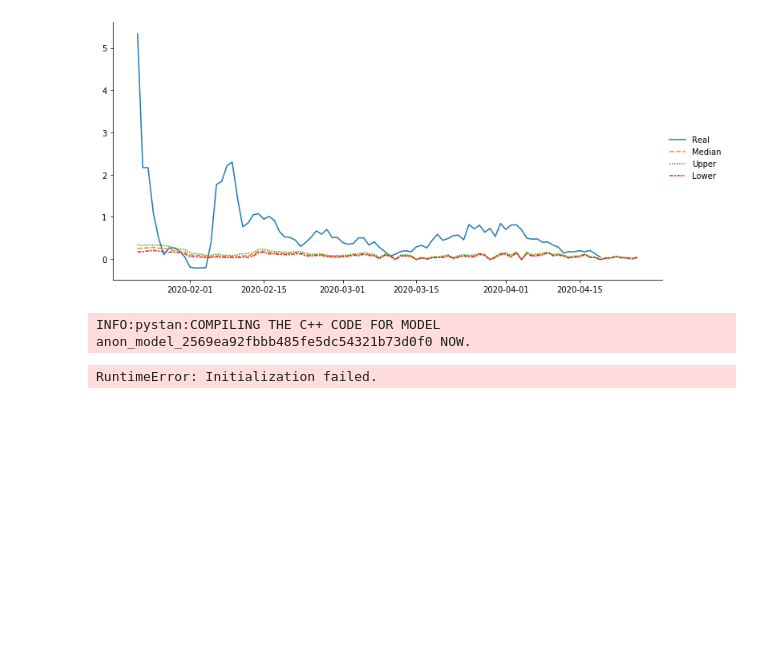
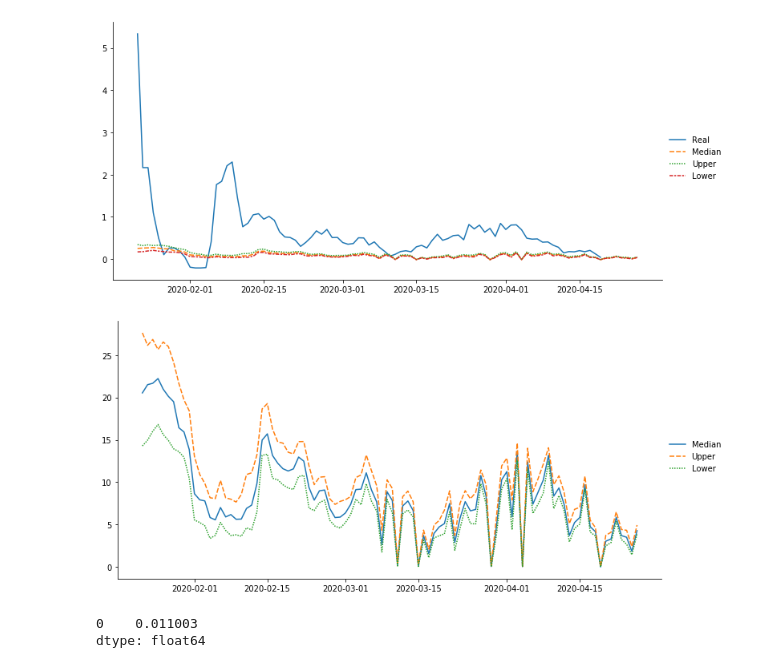
Before and after one commit to yoriyuki/BayesianCOVID19, a Jupyter notebook: notebook/BayesianCOVID19.ipynb, the cells around one changed output. Saved outputs shown, nothing was run; the diff lists cells and outputs as text; code cells hidden in the pictures; blank space fills up the shorter version.

```diff
--- a/notebook/BayesianCOVID19.ipynb
+++ b/notebook/BayesianCOVID19.ipynb
@@ -430,15 +430,13 @@ draw(beta, real=r.shift(-5))
 df = pd.DataFrame()
 df['data']=infected
 df['shifted']=infected.shift(-5)
-# %%
-sm_seird = pystan.StanModel(file="SEIRD.stan")
-# %% [output]
-INFO:pystan:COMPILING THE C++ CODE FOR MODEL anon_model_2569ea92fbbb485fe5dc54321b73d0f0 NOW.
-# %%
-# Train the model and generate samples
-inits = 'random'
-iteration=10
-fit_seird = sm_seird.sampling(data=data, iter=iteration, init=inits)
-fit_seird
-# %% [output]
-RuntimeError: Initialization failed.
+# %%
+R0 = pd.DataFrame(np.array([b_e[i].values / (a.iloc[i].values + d.iloc[i].values) for i in range(len(b_e))]).T, index=b_e.index)
+draw(R0)
+# %% [output]
+[figure, added]
+# %%
+a.mean()
+# %% [output]
+0    0.011003
+dtype: float64
```
Also changed, not shown: 2 other files.
